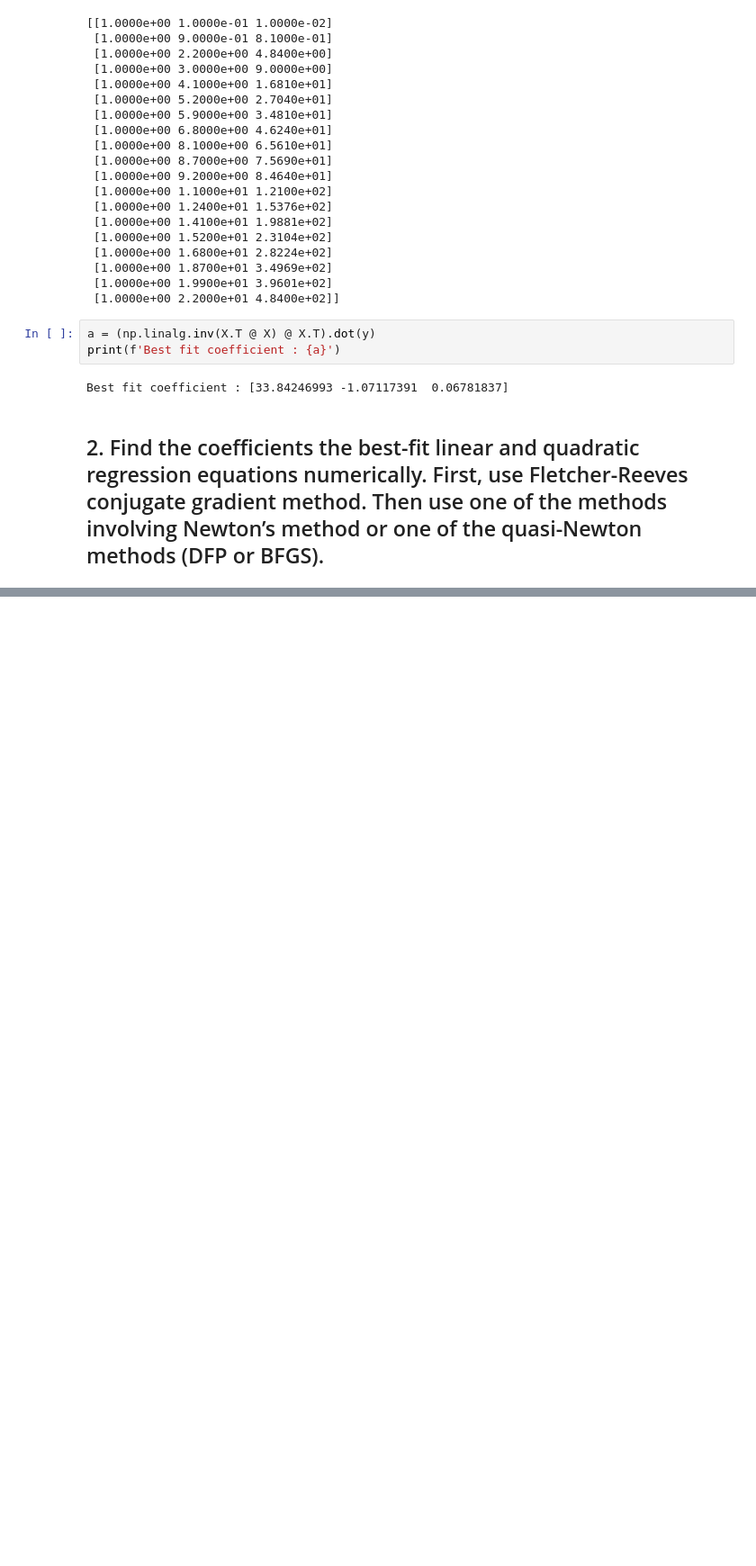
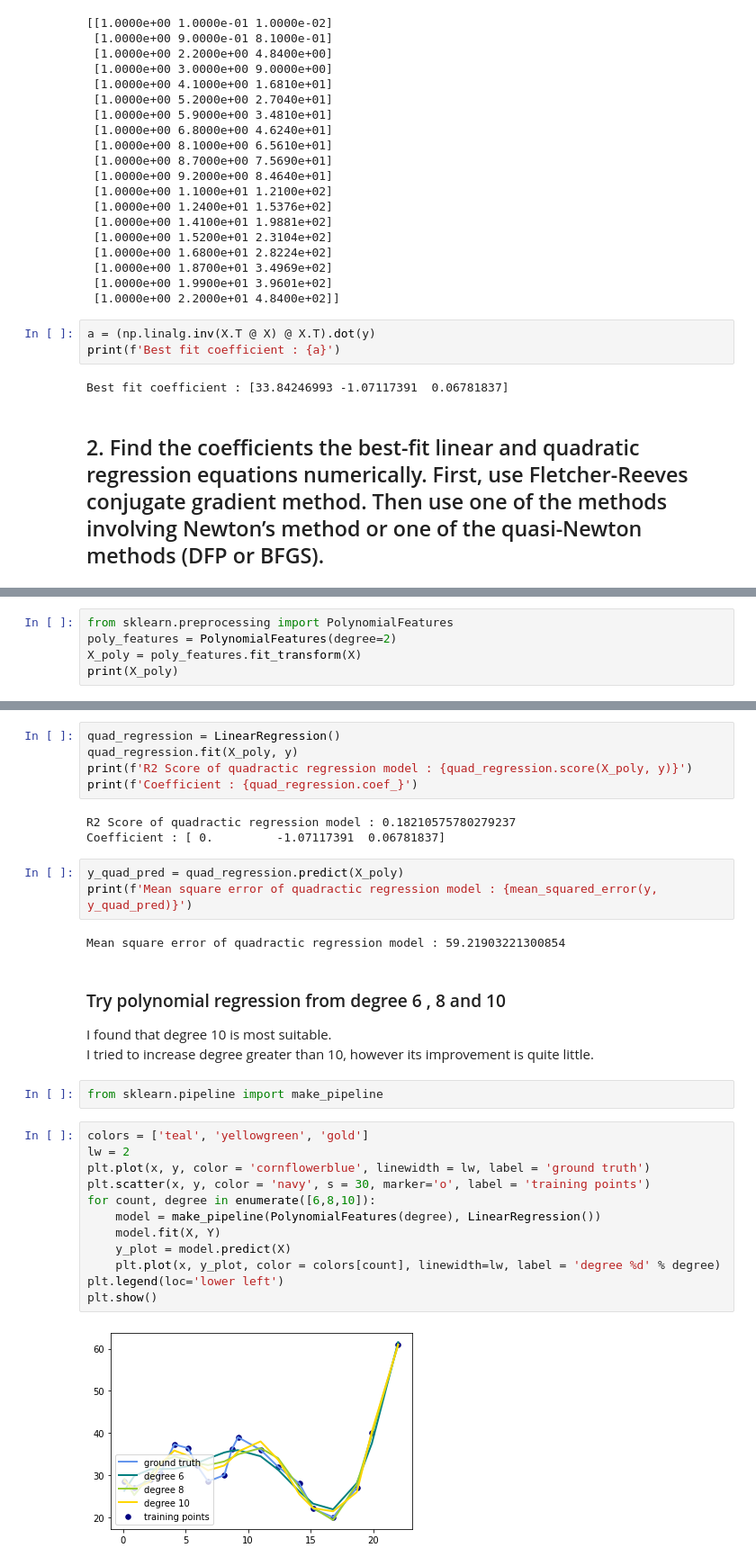
Before and after one commit to france5289/OptimizationDesign, a Jupyter notebook: Assignment3/hw3.ipynb, the cells around one changed output, grey strips where cells are left out. Shown at 90% size. Saved outputs shown, nothing was run; the diff lists cells and outputs as text; blank space fills up the shorter version.

```diff
--- a/Assignment3/hw3.ipynb
+++ b/Assignment3/hw3.ipynb
@@ -94,0 +143,5 @@ Best fit coefficient : [33.84246993 -1.07117391  0.06781837]
+# %%
+from sklearn.preprocessing import PolynomialFeatures
+poly_features = PolynomialFeatures(degree=2)
+X_poly = poly_features.fit_transform(X)
+print(X_poly)
@@ -94,0 +168,33 @@ Best fit coefficient : [33.84246993 -1.07117391  0.06781837]
+# %%
+quad_regression = LinearRegression()
+quad_regression.fit(X_poly, y)
+print(f'R2 Score of quadractic regression model : {quad_regression.score(X_poly, y)}')
+print(f'Coefficient : {quad_regression.coef_}')
+# %% [output]
+R2 Score of quadractic regression model : 0.18210575780279237
+Coefficient : [ 0.         -1.07117391  0.06781837]
+# %%
+y_quad_pred = quad_regression.predict(X_poly)
+print(f'Mean square error of quadractic regression model : {mean_squared_error(y, y_quad_pred)}')
+# %% [output]
+Mean square error of quadractic regression model : 59.21903221300854
+# %% [markdown]
+### Try polynomial regression from degree 6 , 8 and 10
+I found that degree 10 is most suitable.
+I tried to increase degree greater than 10, however its improvement is quite little.
+# %%
+from sklearn.pipeline import make_pipeline
+# %%
+colors = ['teal', 'yellowgreen', 'gold']
+lw = 2
+plt.plot(x, y, color = 'cornflowerblue', linewidth = lw, label = 'ground truth')
+plt.scatter(x, y, color = 'navy', s = 30, marker='o', label = 'training points')
+for count, degree in enumerate([6,8,10]):
+    model = make_pipeline(PolynomialFeatures(degree), LinearRegression())
+    model.fit(X, Y)
+    y_plot = model.predict(X)
+    plt.plot(x, y_plot, color = colors[count], linewidth=lw, label = 'degree %d' % degree)
+plt.legend(loc='lower left')
+plt.show()
+# %% [output]
+[figure, added]
```
Also changed, not shown: parts of 10 cells of this notebook.
